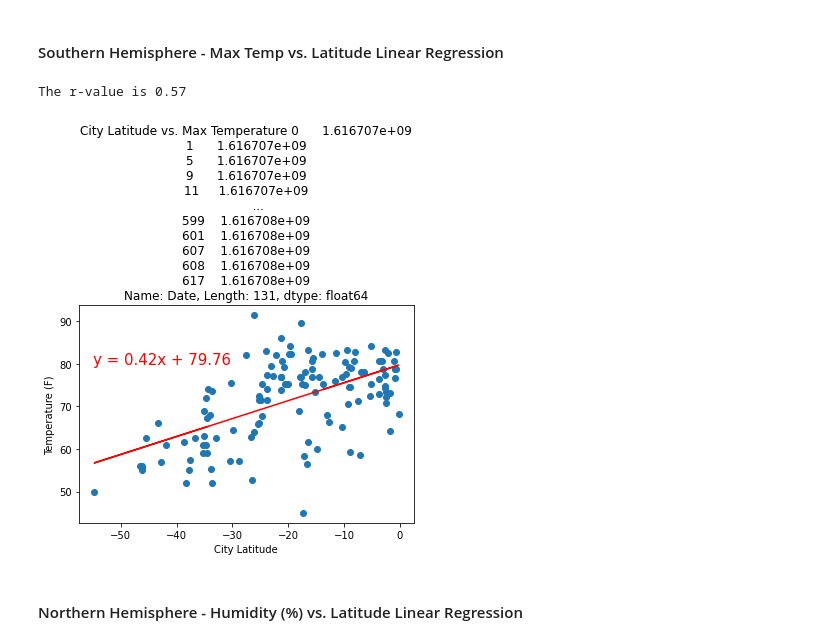
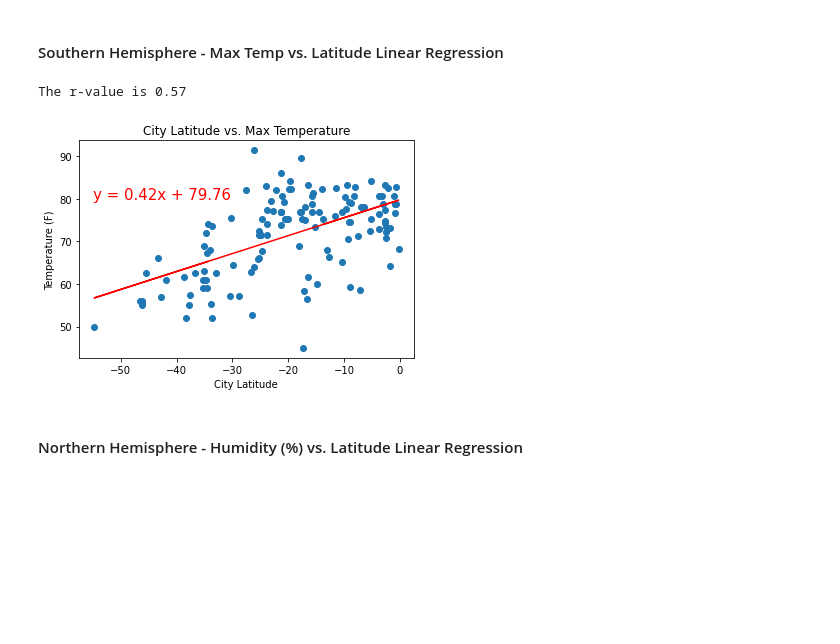
Before and after one commit to sieiden/python_api_challenge, a Jupyter notebook: WeatherPy .ipynb, the cells around one changed output. Saved outputs shown, nothing was run; the diff lists cells and outputs as text; code cells hidden in the pictures; blank space fills up the shorter version.

```diff
--- a/WeatherPy .ipynb
+++ b/WeatherPy .ipynb
@@ -277,22 +276,21 @@ The r-value is -0.87
 # %%
 correlation = st.pearsonr(southern_hemisphere_df["Lat"],southern_hemisphere_df["Max Temp"])
 print(f"The r-value is {round(correlation[0],2)}")
-date = southern_hemisphere_df["Date"]
 x_values = southern_hemisphere_df["Lat"]
 y_values =  southern_hemisphere_df["Max Temp"]
 (slope, intercept, rvalue, pvalue, stderr) = linregress(x_values, y_values)
 regress_values = x_values * slope + intercept
 line_eq = "y = " + str(round(slope,2)) + "x + " + str(round(intercept,2))
 plt.scatter(x_values,y_values)
 plt.plot(x_values,regress_values,"r-")
 plt.annotate(line_eq,(-55,80),fontsize=15,color="red")
 plt.xlabel('City Latitude')
 plt.ylabel('Temperature (F)')
-plt.title(f"City Latitude vs. Max Temperature {date}");
+plt.title(f"City Latitude vs. Max Temperature");
 plt.show()
 # %% [output]
 The r-value is 0.57
-[figure, old version]
+[figure, new version]
 # %% [markdown]
 ####  Northern Hemisphere - Humidity (%) vs. Latitude Linear Regression
 # %%
```
Also changed, not shown: parts of 7 cells of this notebook.
